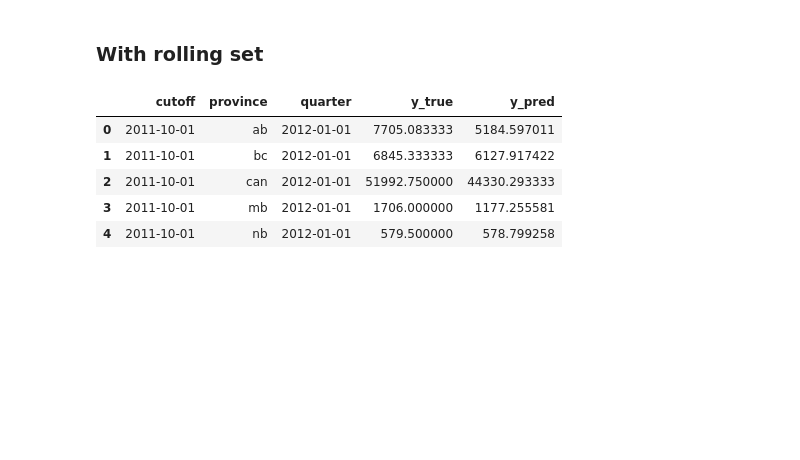
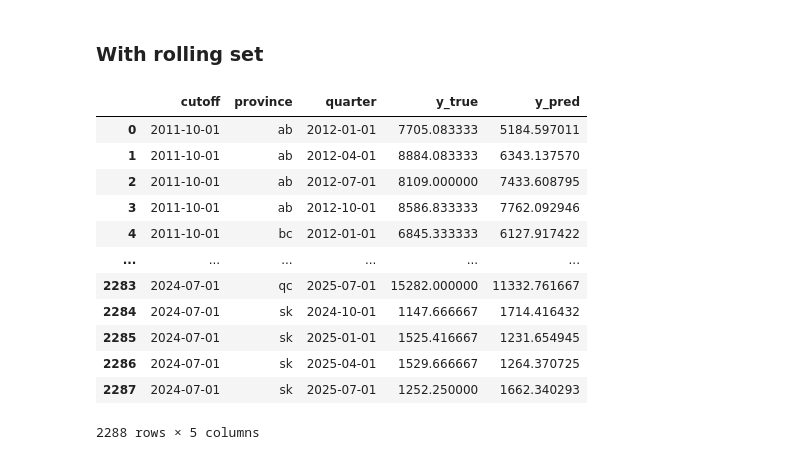
Before and after one commit to Erdos-Projects/fall-2025-forecasting-housing-supply-demand, a Jupyter notebook: modeling_same_q_forecast.ipynb, the cells around one changed output. Saved outputs shown, nothing was run; the diff lists cells and outputs as text; code cells hidden in the pictures; blank space fills up the shorter version.

```diff
--- a/modeling_same_q_forecast.ipynb
+++ b/modeling_same_q_forecast.ipynb
@@ -502,30 +502,37 @@ plt.show()
 # %%
 name = "lr"
 rows = []
-for tr, te in rolling_split(model_df, initial=None, fh=1):
+for tr, te in rolling_split(model_df, initial=None, fh=4):
     cutoff = tr["quarter"].max()
     for prov, gtr in tr.groupby("province"):
         gte = te[te["province"] == prov]
         if gte.empty:
             continue
         model = MODEL_REGISTRY[name]()
         Xtr, ytr = gtr[feat_cols], gtr["y"]
         Xte, yte = gte[feat_cols], gte["y"]
         model.fit(Xtr, ytr)
         rows.append(pd.DataFrame({
             "cutoff": cutoff,
             "province": prov,
             "quarter": gte["quarter"].values,
             "y_true": yte.values,
             "y_pred": model.predict(Xte)
         }))
 
 preds_rolling_all_folds = pd.concat(rows, ignore_index=True)
-preds_rolling_all_folds.head()
+preds_rolling_all_folds
 # %% [output]
 |  | cutoff | province | quarter | y_true | y_pred |
 | 0 | 2011-10-01 | ab | 2012-01-01 | 7705.083333 | 5184.597011 |
-| 1 | 2011-10-01 | bc | 2012-01-01 | 6845.333333 | 6127.917422 |
-| 2 | 2011-10-01 | can | 2012-01-01 | 51992.750000 | 44330.293333 |
-| 3 | 2011-10-01 | mb | 2012-01-01 | 1706.000000 | 1177.255581 |
-| 4 | 2011-10-01 | nb | 2012-01-01 | 579.500000 | 578.799258 |
+| 1 | 2011-10-01 | ab | 2012-04-01 | 8884.083333 | 6343.137570 |
+| 2 | 2011-10-01 | ab | 2012-07-01 | 8109.000000 | 7433.608795 |
+| 3 | 2011-10-01 | ab | 2012-10-01 | 8586.833333 | 7762.092946 |
+| 4 | 2011-10-01 | bc | 2012-01-01 | 6845.333333 | 6127.917422 |
+| ... | ... | ... | ... | ... | ... |
+| 2283 | 2024-07-01 | qc | 2025-07-01 | 15282.000000 | 11332.761667 |
+| 2284 | 2024-07-01 | sk | 2024-10-01 | 1147.666667 | 1714.416432 |
+| 2285 | 2024-07-01 | sk | 2025-01-01 | 1525.416667 | 1231.654945 |
+| 2286 | 2024-07-01 | sk | 2025-04-01 | 1529.666667 | 1264.370725 |
+| 2287 | 2024-07-01 | sk | 2025-07-01 | 1252.250000 | 1662.340293 |
+2288 rows × 5 columns
```
Also changed, not shown: parts of 6 cells of this notebook, 1 other file.
